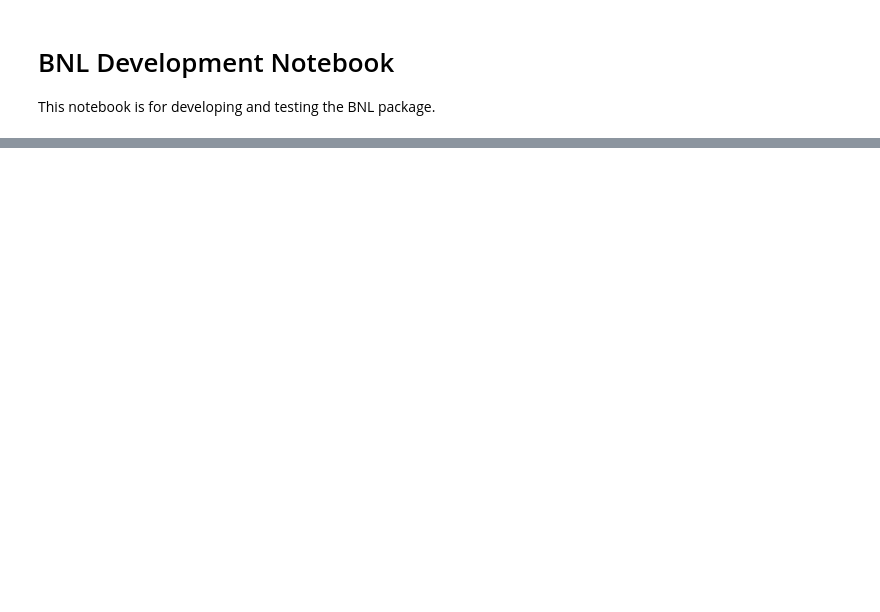
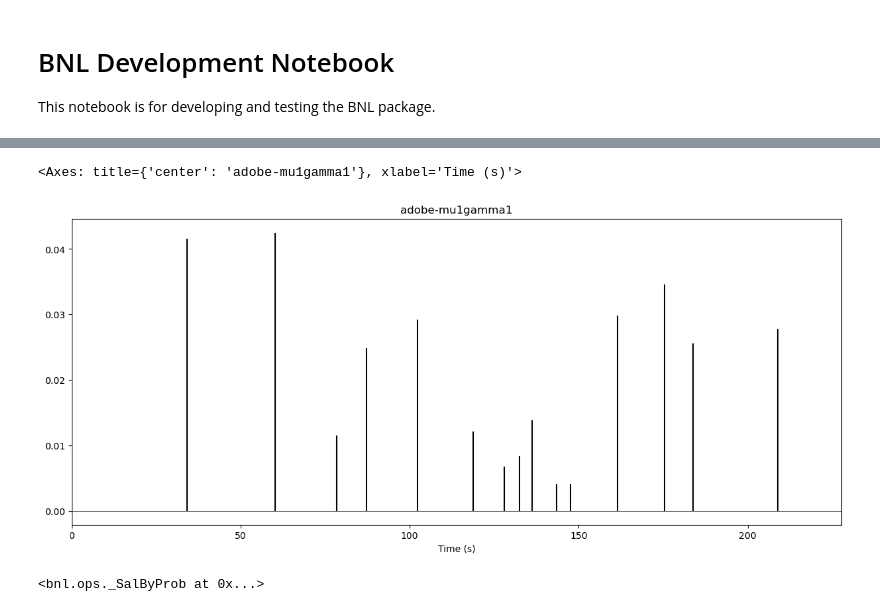
Before and after one commit to tomxi/bnl, a Jupyter notebook: notebooks/development.ipynb, the cells around one changed output, grey strips where cells are left out. Drawn from its saved outputs; the diff is of its cells as text; code cells hidden in the pictures; blank space fills up the shorter version.

```diff
--- a/notebooks/development.ipynb
+++ b/notebooks/development.ipynb
@@ -18,3 +54,12 @@ ref = track.load_annotation("reference")
+# %%
+est.to_contour('count').clean(strategy="kde", time_bw=1.0).plot()
+# %% [output]
+<Axes: title={'center': 'adobe-mu1gamma1'}, xlabel='Time (s)'>
+[figure, added]
+# %%
+bnl.ops.SalienceStrategy._registry['prob']
+# %% [output]
+<bnl.ops._SalByProb at 0x...>
 # %%
 
 # Try loading an Adobe annotation that exists
```
Also changed, not shown: parts of 5 cells of this notebook, 6 other files.
